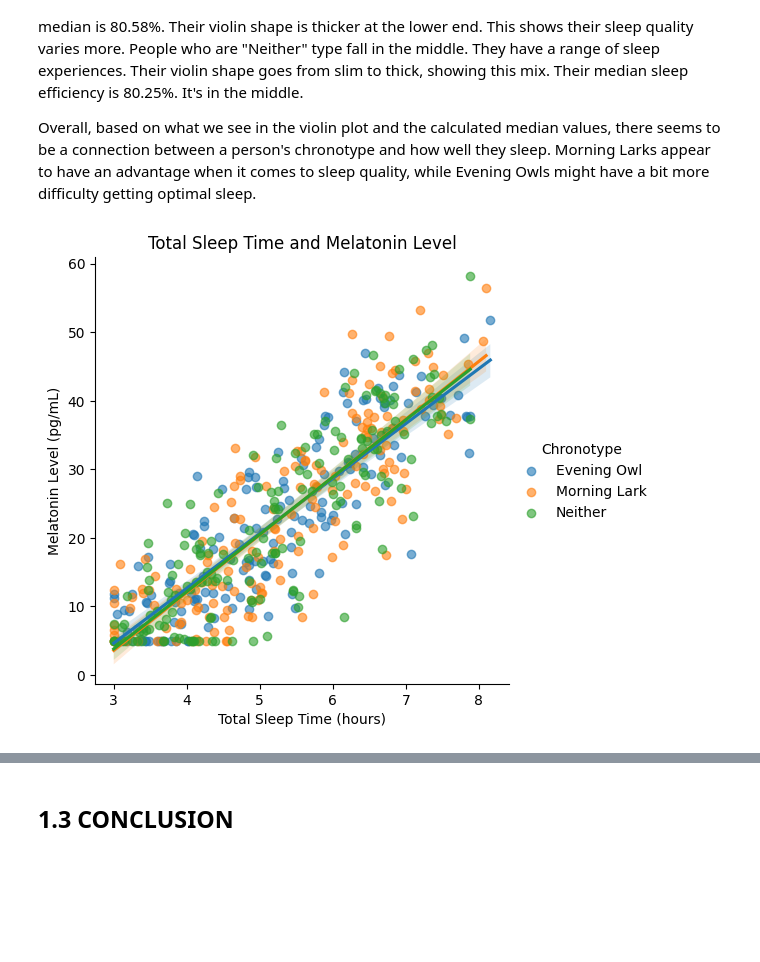
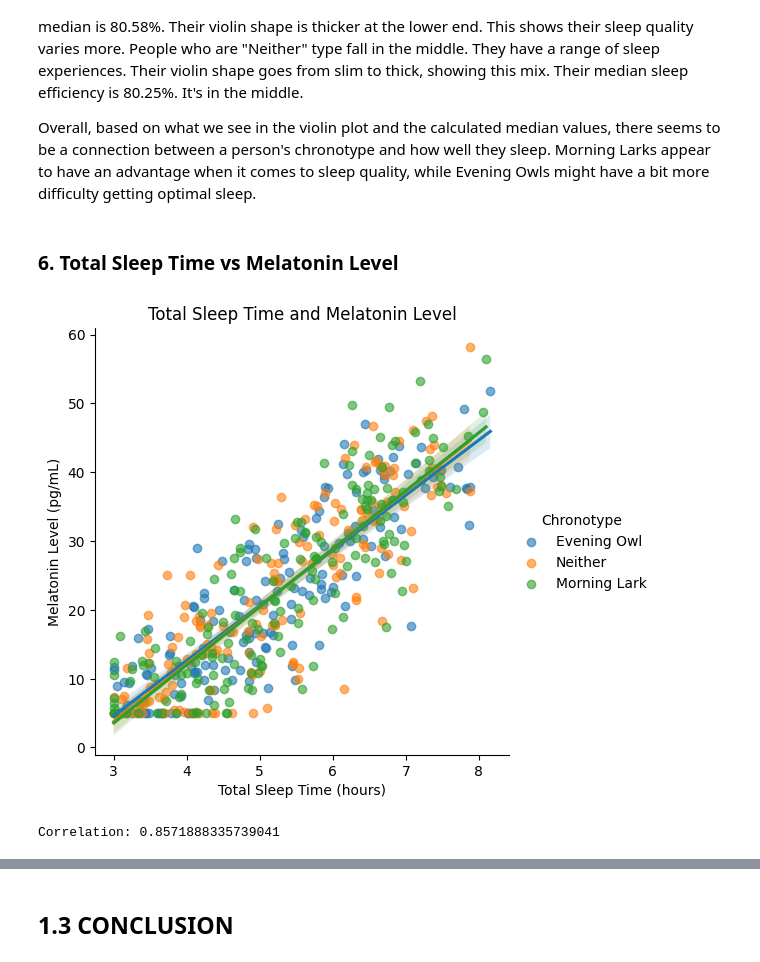
Before and after one commit to fyfoodie/P153112_DS_PROJECT2, a Jupyter notebook: DATA_SCIENCE_PROJECT2.ipynb, the cells around one changed output, grey strips where cells are left out. Cells and saved outputs as stored; diff of their text form; code cells hidden in the pictures; blank space fills up the shorter version.

```diff
--- a/DATA_SCIENCE_PROJECT2.ipynb
+++ b/DATA_SCIENCE_PROJECT2.ipynb
@@ -457,13 +446,23 @@ Evening Owls have more variety in their sleep. Their sleep efficiency tends to b
 People who are "Neither" type fall in the middle. They have a range of sleep experiences. Their violin shape goes from slim to thick, showing this mix. Their median sleep efficiency is 80.25%. It's in the middle.
 
 Overall, based on what we see in the violin plot and the calculated median values, there seems to be a connection between a person's chronotype and how well they sleep. Morning Larks appear to have an advantage when it comes to sleep quality, while Evening Owls might have a bit more difficulty getting optimal sleep.
+# %% [markdown]
+### 6. Total Sleep Time vs Melatonin Level
 # %%
-# Scatter plot with regression line and color-coding by chronotype
+# group the data by chronotype
+groups = [df['Melatonin Level (pg/mL)'][df['Chronotype'] == chronotype] for chronotype in df['Chronotype'].unique()]
+
+# scatter plot with regression line and color-coding by chronotype
 sns.lmplot(x='Total Sleep Time (hours)', y='Melatonin Level (pg/mL)',
            hue='Chronotype', data=df, scatter_kws={'alpha':0.6})
 plt.title('Total Sleep Time and Melatonin Level')
 plt.xlabel('Total Sleep Time (hours)')
 plt.ylabel('Melatonin Level (pg/mL)')
 plt.show()
+
+# calculate the correlation
+correlation = df['Total Sleep Time (hours)'].corr(df['Melatonin Level (pg/mL)'])
+print(f"Correlation: {correlation}")
 # %% [output]
-[figure, old version]
+[figure, new version]
+Correlation: 0.8571888335739041
```
Also changed, not shown: parts of 17 cells of this notebook.
